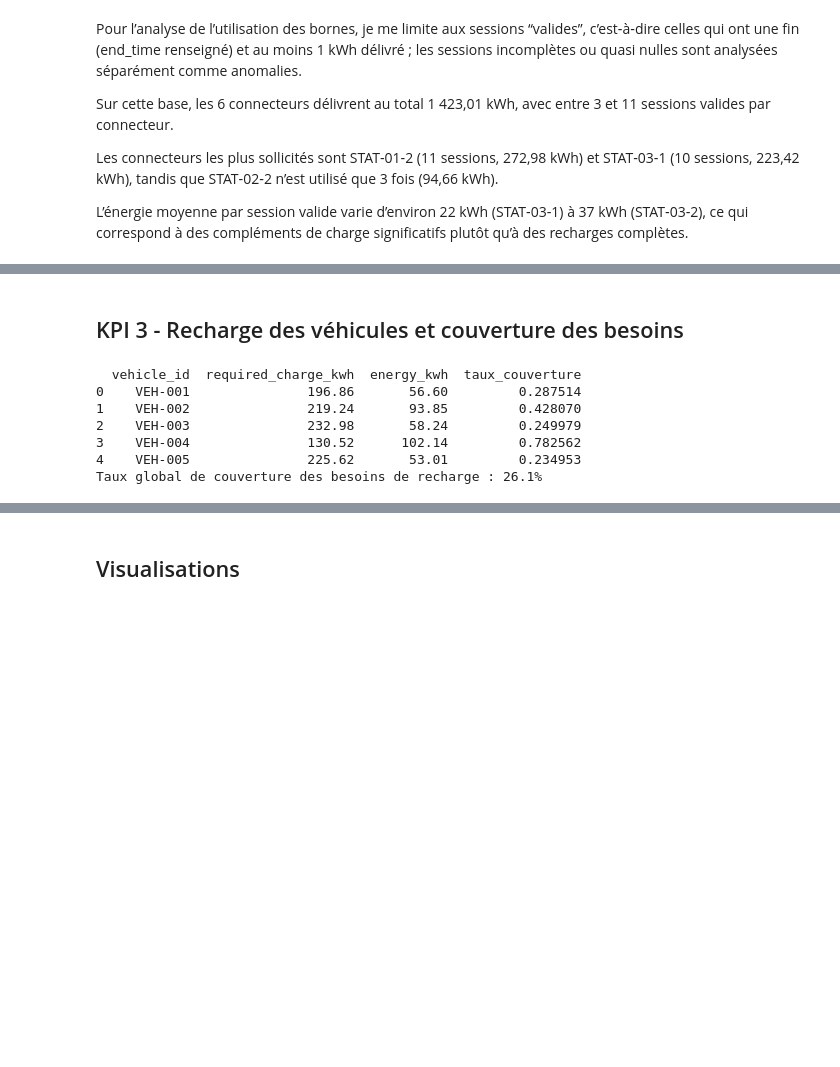
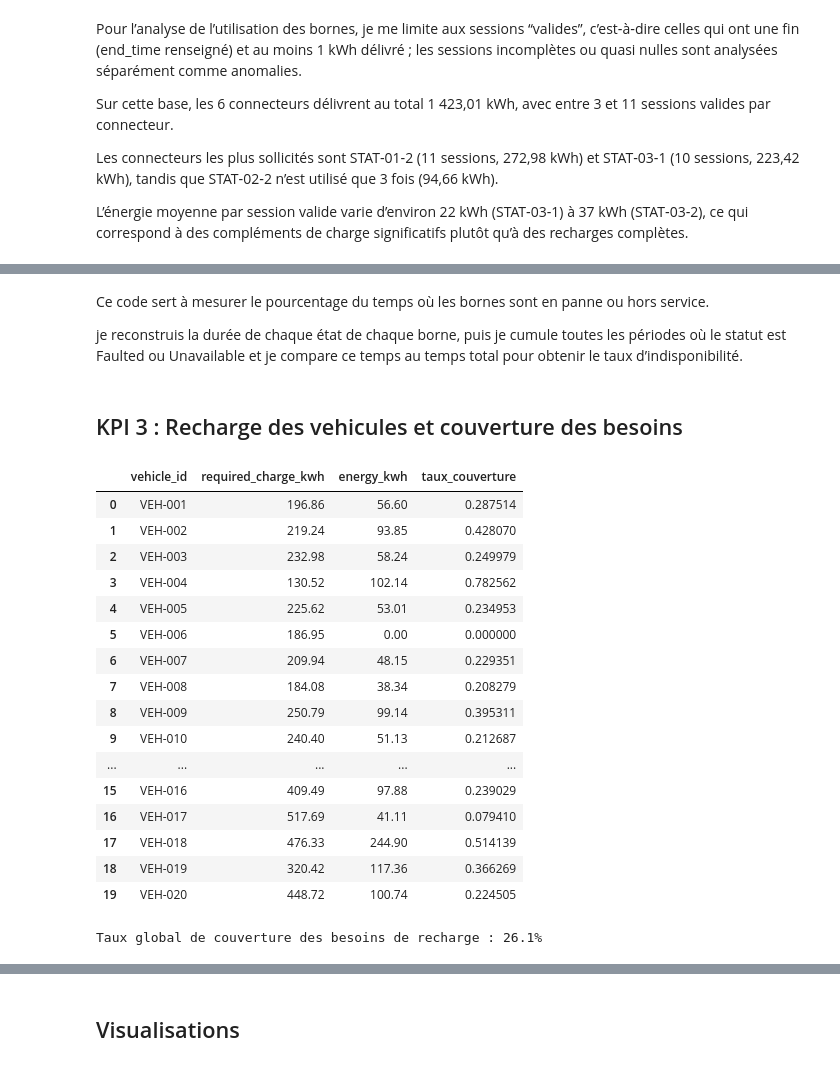
Before and after one commit to FlorianRoosebeke/-verbus-tech-test-, a Jupyter notebook: analyse_verbus.ipynb, the cells around one changed output, grey strips where cells are left out. Saved outputs shown, nothing was run; the diff lists cells and outputs as text; code cells hidden in the pictures; blank space fills up the shorter version.

```diff
--- a/analyse_verbus.ipynb
+++ b/analyse_verbus.ipynb
@@ -385,5 +357,9 @@ Taux global d'indisponibilité des bornes : 0.0%
+# %% [markdown]
+Ce code sert à mesurer le pourcentage du temps où les bornes sont en panne ou hors service.
+
+je reconstruis la durée de chaque état de chaque borne, puis je cumule toutes les périodes où le statut est Faulted ou Unavailable et je compare ce temps au temps total pour obtenir le taux d’indisponibilité.
 # %% [markdown]
-## KPI 3 - Recharge des véhicules et couverture des besoins
+## KPI 3 : Recharge des vehicules et couverture des besoins
 # %%
 
 besoin_par_vehicule = (
@@ -397,40 +373,51 @@ recharge_par_vehicule = (
     df_sessions
     .groupby("vehicle_id", as_index=False)["energy_kwh"]
     .sum()
 )
 
 
 df_kpi3 = besoin_par_vehicule.merge(
     recharge_par_vehicule,
     on="vehicle_id",
     how="left"
 )
 
 
 df_kpi3["energy_kwh"] = df_kpi3["energy_kwh"].fillna(0)
 
 
 df_kpi3["taux_couverture"] = (
     df_kpi3["energy_kwh"] / df_kpi3["required_charge_kwh"]
 )
 
 
 besoin_total = df_kpi3["required_charge_kwh"].sum()
 recharge_totale = df_kpi3["energy_kwh"].sum()
 
 taux_couverture_global = (
     recharge_totale / besoin_total if besoin_total > 0 else 0
 )
 
-print(df_kpi3.head())
+display(df_kpi3)
 print(f"Taux global de couverture des besoins de recharge : {taux_couverture_global:.1%}")
 # %% [output]
+|  | vehicle_id | required_charge_kwh | energy_kwh | taux_couverture |
+| 0 | VEH-001 | 196.86 | 56.60 | 0.287514 |
+| 1 | VEH-002 | 219.24 | 93.85 | 0.428070 |
+| 2 | VEH-003 | 232.98 | 58.24 | 0.249979 |
+| 3 | VEH-004 | 130.52 | 102.14 | 0.782562 |
+| 4 | VEH-005 | 225.62 | 53.01 | 0.234953 |
+| 5 | VEH-006 | 186.95 | 0.00 | 0.000000 |
+| 6 | VEH-007 | 209.94 | 48.15 | 0.229351 |
+| 7 | VEH-008 | 184.08 | 38.34 | 0.208279 |
+| 8 | VEH-009 | 250.79 | 99.14 | 0.395311 |
+| 9 | VEH-010 | 240.40 | 51.13 | 0.212687 |
+| ... | ... | ... | ... | ... |
+| 15 | VEH-016 | 409.49 | 97.88 | 0.239029 |
+| 16 | VEH-017 | 517.69 | 41.11 | 0.079410 |
+| 17 | VEH-018 | 476.33 | 244.90 | 0.514139 |
+| 18 | VEH-019 | 320.42 | 117.36 | 0.366269 |
+| 19 | VEH-020 | 448.72 | 100.74 | 0.224505 |
-  vehicle_id  required_charge_kwh  energy_kwh  taux_couverture
-0    VEH-001               196.86       56.60         0.287514
-1    VEH-002               219.24       93.85         0.428070
-2    VEH-003               232.98       58.24         0.249979
-3    VEH-004               130.52      102.14         0.782562
-4    VEH-005               225.62       53.01         0.234953
 Taux global de couverture des besoins de recharge : 26.1%
 # %% [markdown]
 Sur ce KPI, on voit que les véhicules sont globalement moins rechargés que ce qui était prévu dans le planning.
```
Also changed, not shown: parts of 17 cells of this notebook, 1 other file.
